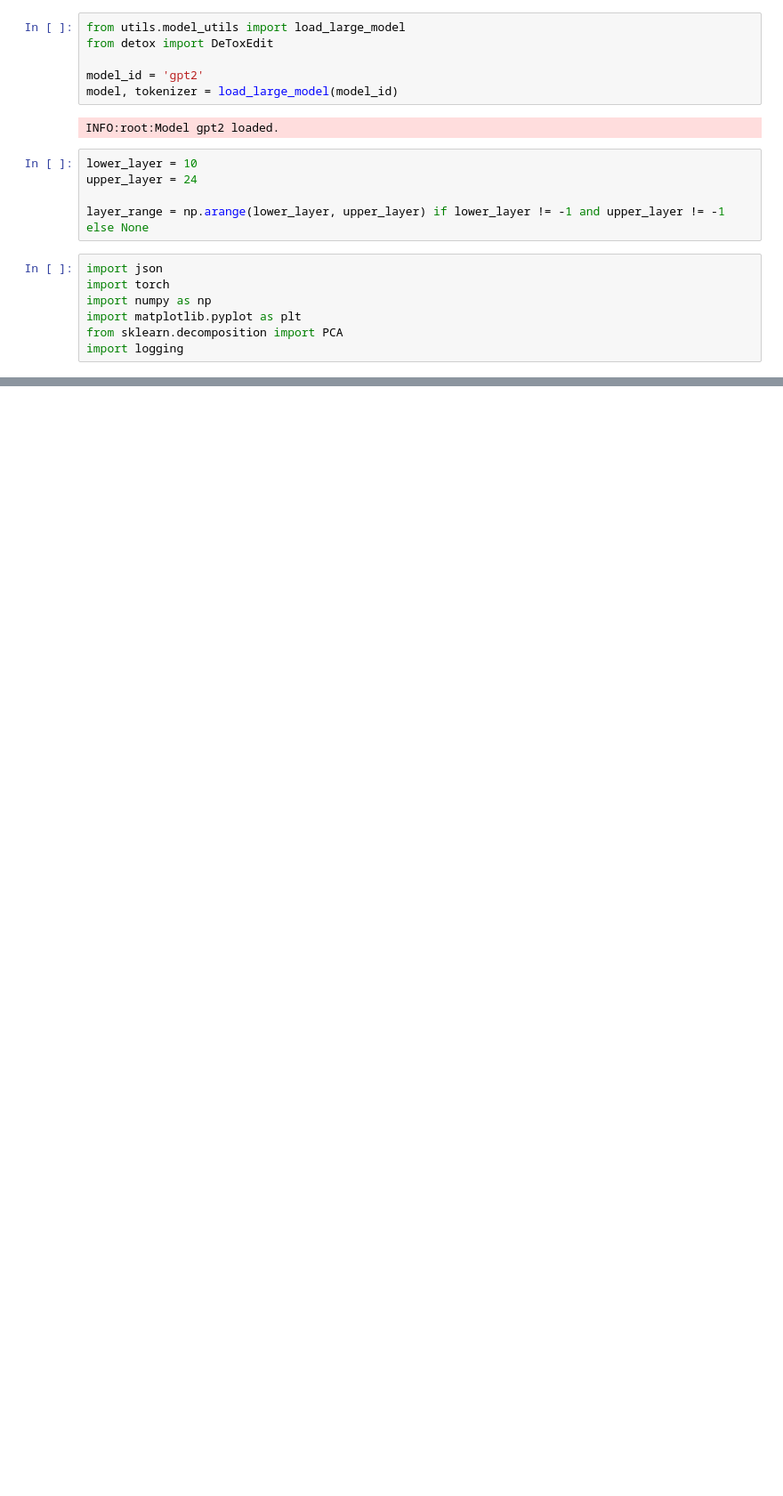
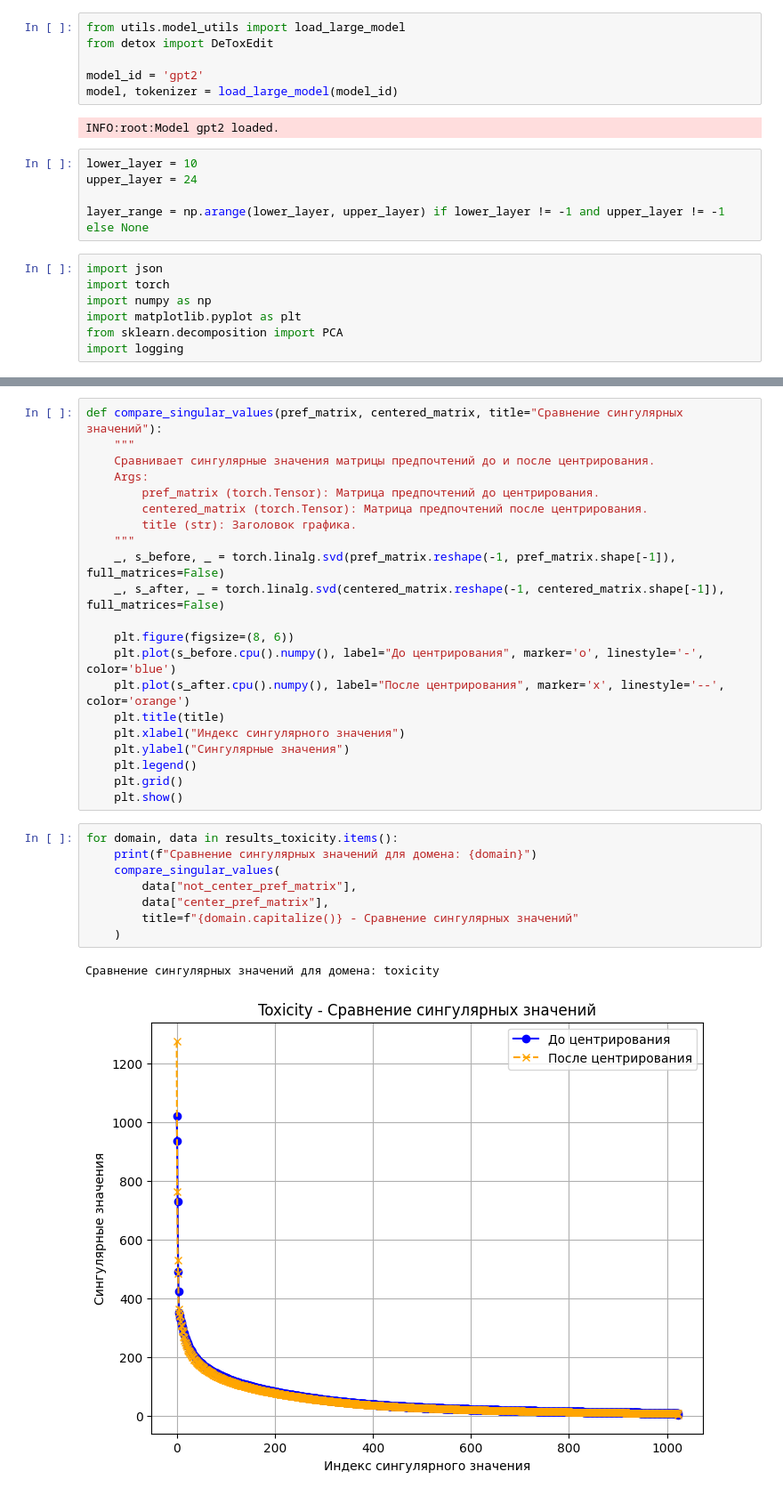
Before and after one commit to ellinaleshina/DetoxAI_NLA, a Jupyter notebook: PCA.ipynb, the cells around one changed output, grey strips where cells are left out. Shown at 89% size. Saved outputs shown, nothing was run; the diff lists cells and outputs as text; blank space fills up the shorter version.

```diff
--- a/PCA.ipynb
+++ b/PCA.ipynb
@@ -320,0 +243,32 @@ pca_visualize_multi_domains(
+# %%
+def compare_singular_values(pref_matrix, centered_matrix, title="Сравнение сингулярных значений"):
+    """
+    Сравнивает сингулярные значения матрицы предпочтений до и после центрирования.
+    Args:
+        pref_matrix (torch.Tensor): Матрица предпочтений до центрирования.
+        centered_matrix (torch.Tensor): Матрица предпочтений после центрирования.
+        title (str): Заголовок графика.
+    """
+    _, s_before, _ = torch.linalg.svd(pref_matrix.reshape(-1, pref_matrix.shape[-1]), full_matrices=False)
+    _, s_after, _ = torch.linalg.svd(centered_matrix.reshape(-1, centered_matrix.shape[-1]), full_matrices=False)
+
+    plt.figure(figsize=(8, 6))
+    plt.plot(s_before.cpu().numpy(), label="До центрирования", marker='o', linestyle='-', color='blue')
+    plt.plot(s_after.cpu().numpy(), label="После центрирования", marker='x', linestyle='--', color='orange')
+    plt.title(title)
+    plt.xlabel("Индекс сингулярного значения")
+    plt.ylabel("Сингулярные значения")
+    plt.legend()
+    plt.grid()
+    plt.show()
+# %%
+for domain, data in results_toxicity.items():
+    print(f"Сравнение сингулярных значений для домена: {domain}")
+    compare_singular_values(
+        data["not_center_pref_matrix"],
+        data["center_pref_matrix"],
+        title=f"{domain.capitalize()} - Сравнение сингулярных значений"
+    )
+# %% [output]
+Сравнение сингулярных значений для домена: toxicity
+[figure, added]
```
Also changed, not shown: parts of 27 cells of this notebook, 3 other files.
